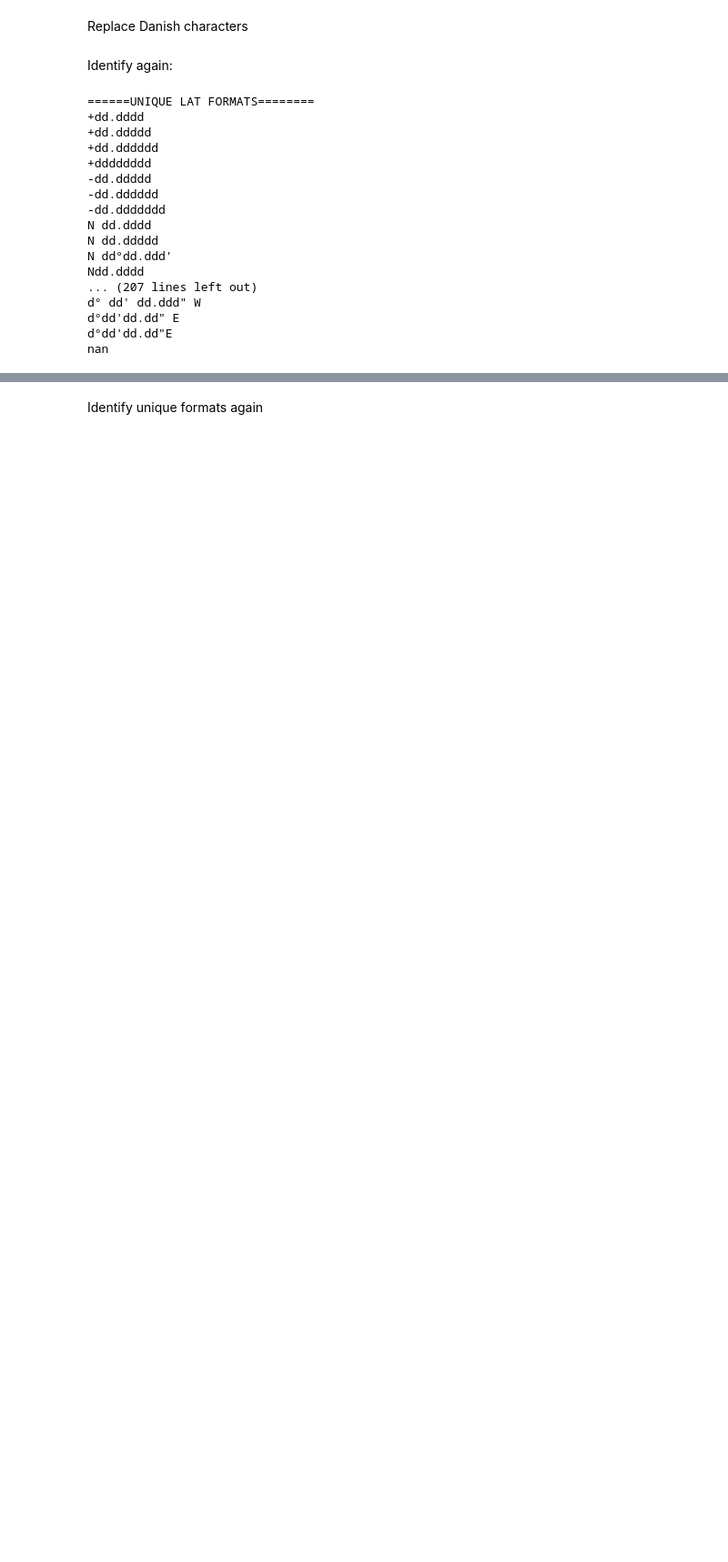
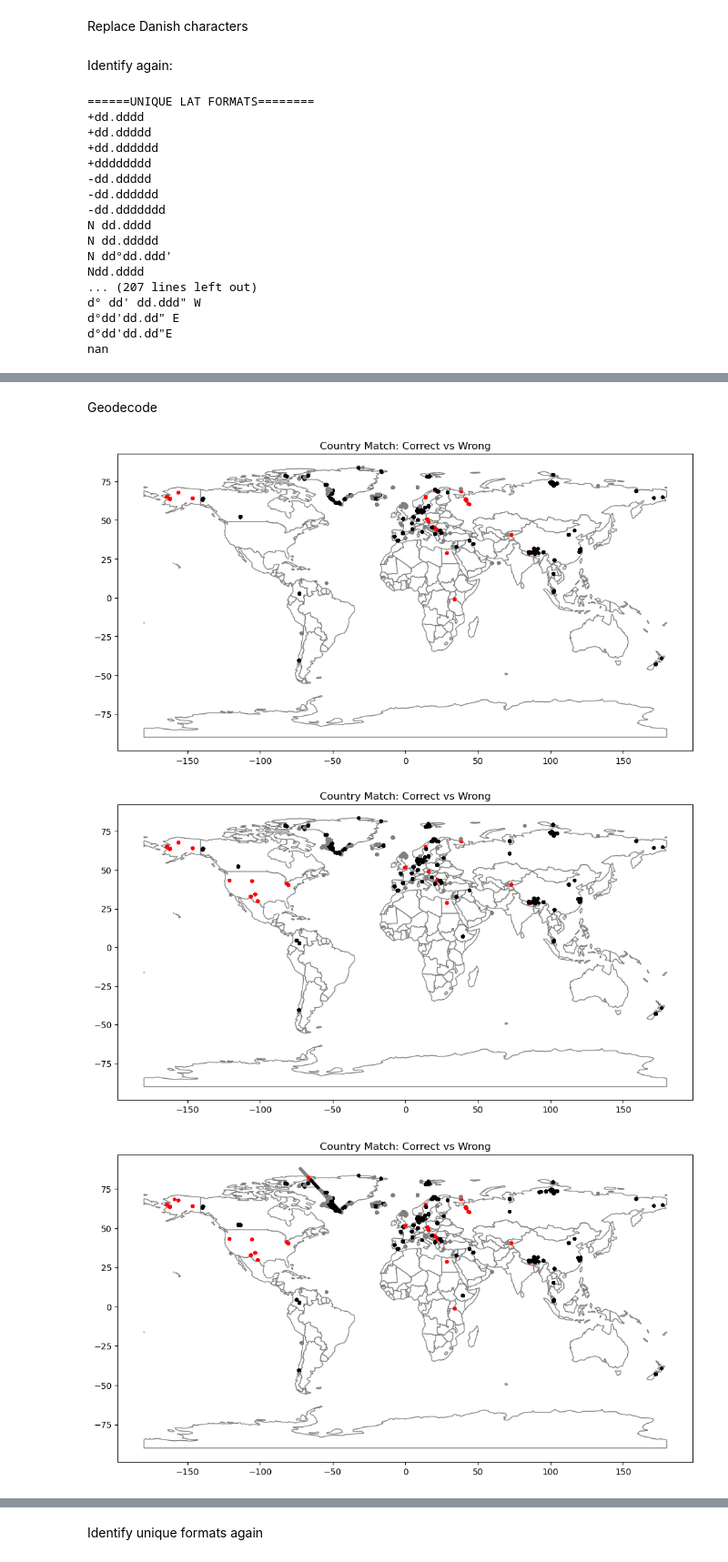
Before and after one commit to magnujo/gg-metadatabase-ui, a Jupyter notebook: notebooks/cgg3 cleanup/full_clean.ipynb, the cells around one changed output, grey strips where cells are left out. Shown at 91% size. Cells and saved outputs as stored; diff of their text form; code cells hidden in the pictures; blank space fills up the shorter version.

```diff
--- a/notebooks/cgg3 cleanup/full_clean.ipynb
+++ b/notebooks/cgg3 cleanup/full_clean.ipynb
@@ -14,4 +14,6 @@ ENGINE = create_engine(
     f"postgresql://postgres:Wtcantfw36c!@dandypdb01fl:5432/smdb")
 cgg_df_orig = pd.read_sql('select * from uploaded_data.cgg_sediment_water', con=ENGINE, dtype=str)
 allowed_countries = pd.read_sql('select * from uploaded_data.allowed_country_regions', con=ENGINE, dtype=str)
-world = gpd.read_file(r"C:\Users\glj523\OneDrive - University of Copenhagen\Desktop\ne_110m_admin_0_countries\ne_110m_admin_0_countries.shp")
+world = gpd.read_file(r"C:\Users\magnu\OneDrive - University of Copenhagen\Desktop\ne_110m_admin_0_countries\ne_110m_admin_0_countries.shp")
+mik_res = pd.read_excel(r"C:\Users\magnu\Downloads\CGG_Flagged_Validation_Table (1).xlsx")
+field_sample = pd.read_sql('select * from uploaded_data.field_sample', con=ENGINE, dtype=str)
@@ -20,3 +22,10 @@ cgg_df = cgg_df_orig.copy()
+# %%
+mask = field_sample.field_sample_id.str.upper().str.startswith('CGG')
+cgg_in_smdb = field_sample[mask].field_sample_id.to_list()
+cgg_df = cgg_df_orig.copy()
+mask = cgg_df.cgg_id.isin(cgg_in_smdb)
+cgg_df.loc[mask, 'in_smdb'] = True
+cgg_df.loc[~mask, 'in_smdb'] = False
 # %% [markdown]
 General cleaning
 # %%
@@ -298,0 +548,2 @@ m.get_root().html.add_child(folium.Element(legend_html))
+# %% [markdown]
+Geodecode
@@ -299 +602,9 @@ m.get_root().html.add_child(folium.Element(legend_html))
+# %%
+cgg_df_conv_2, m_1 = match_coord_to_country(cgg_df_conv_2, "coord_has_NA", "latitude_decimal", "longitude_decimal")
+cgg_df_conv_1, m_2 = match_coord_to_country(cgg_df_conv_1, "coord_has_NA", "latitude_decimal", "longitude_decimal")
+cgg_df_conv_3, m_3 = match_coord_to_country(cgg_df_conv_3, "coord_has_NA", "latitude_decimal", "longitude_decimal")
+# %% [output]
+[figure, added]
+[figure, added]
+[figure, added]
 # %%
```
Also changed, not shown: parts of 99 cells of this notebook, 8 other files.
